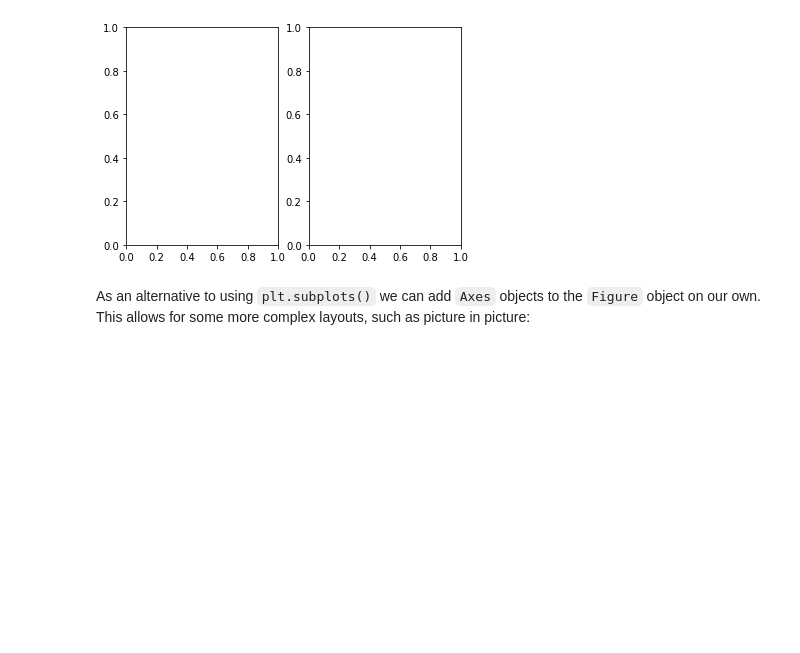
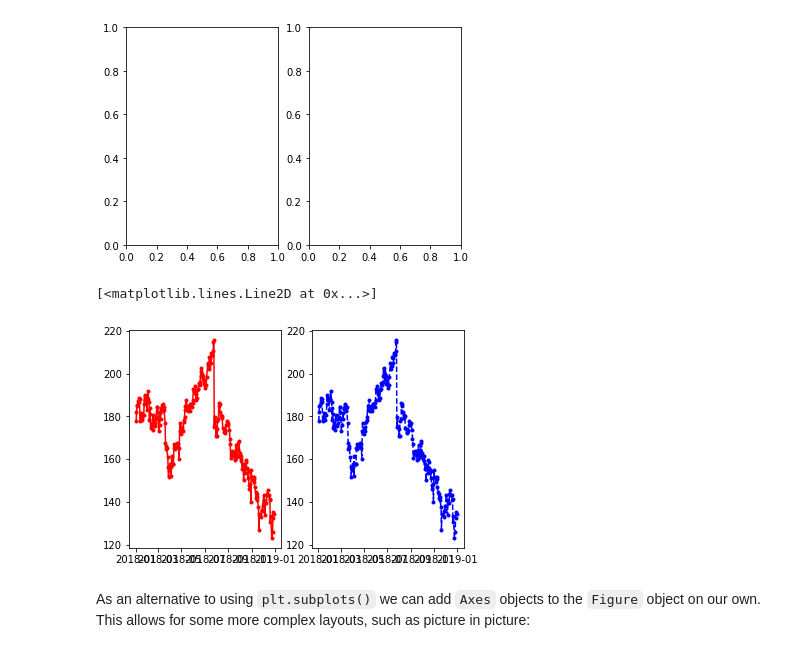
Before and after one commit to ikwak2/Hands-On-Data-Analysis-with-Pandas-2nd-edition, a Jupyter notebook: ch_05/1-introducing_matplotlib.ipynb, the cells around one changed output. Saved outputs shown, nothing was run; the diff lists cells and outputs as text; code cells hidden in the pictures; blank space fills up the shorter version.

```diff
--- a/ch_05/1-introducing_matplotlib.ipynb
+++ b/ch_05/1-introducing_matplotlib.ipynb
@@ -130,6 +130,13 @@ Simply specify the number of rows and columns to create:
 fig, axes = plt.subplots(1, 2)
 # %% [output]
 [figure]
+# %%
+fig, axes = plt.subplots(1, 2)
+axes[0].plot(fb.index, fb.open, '.-r')
+axes[1].plot(fb.index, fb.open, '.--b')
+# %% [output]
+[<matplotlib.lines.Line2D at 0x...>]
+[figure, added]
 # %% [markdown]
 As an alternative to using `plt.subplots()` we can add `Axes` objects to the `Figure` object on our own. This allows for some more complex layouts, such as picture in picture:
 # %%
```
Also changed, not shown: parts of 2 cells of this notebook.
